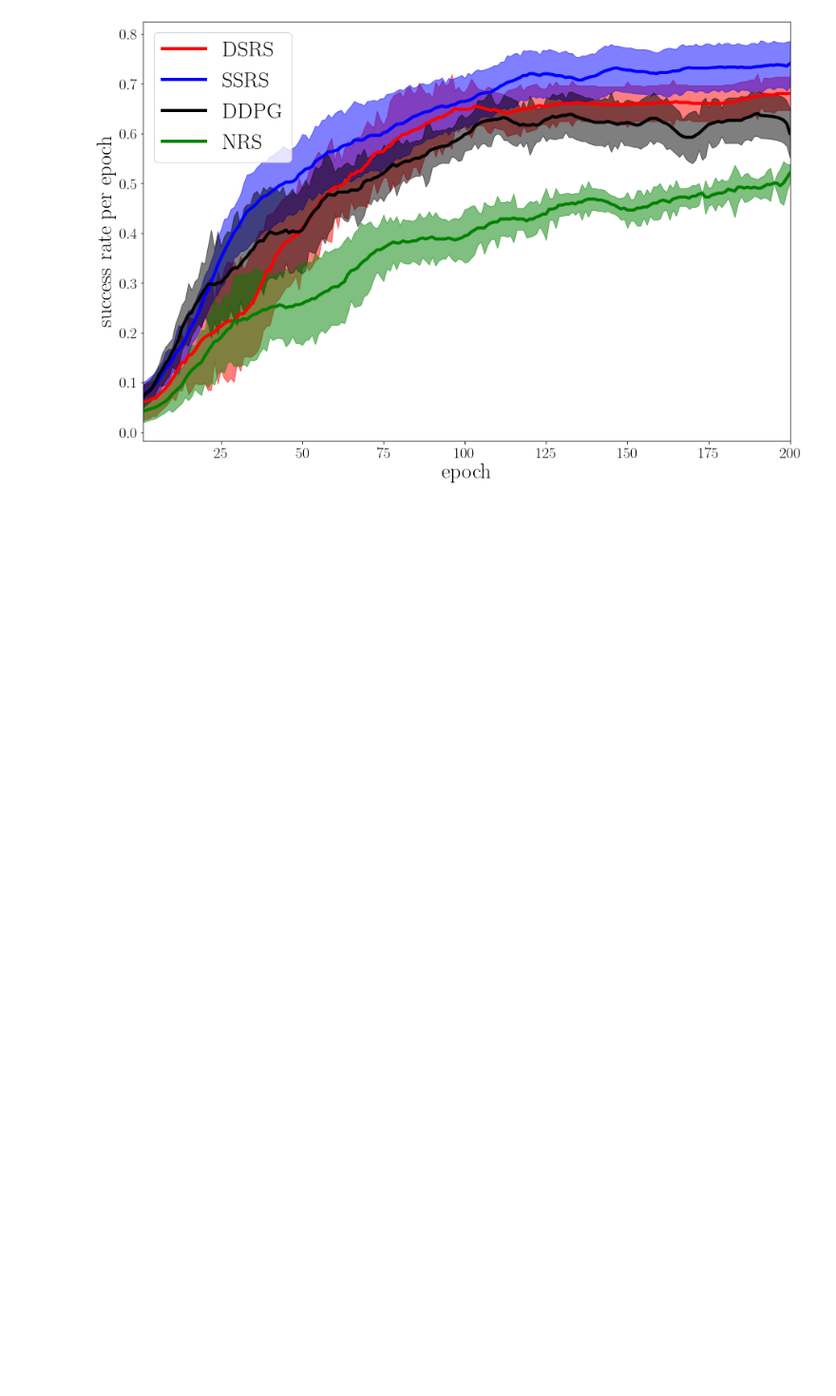
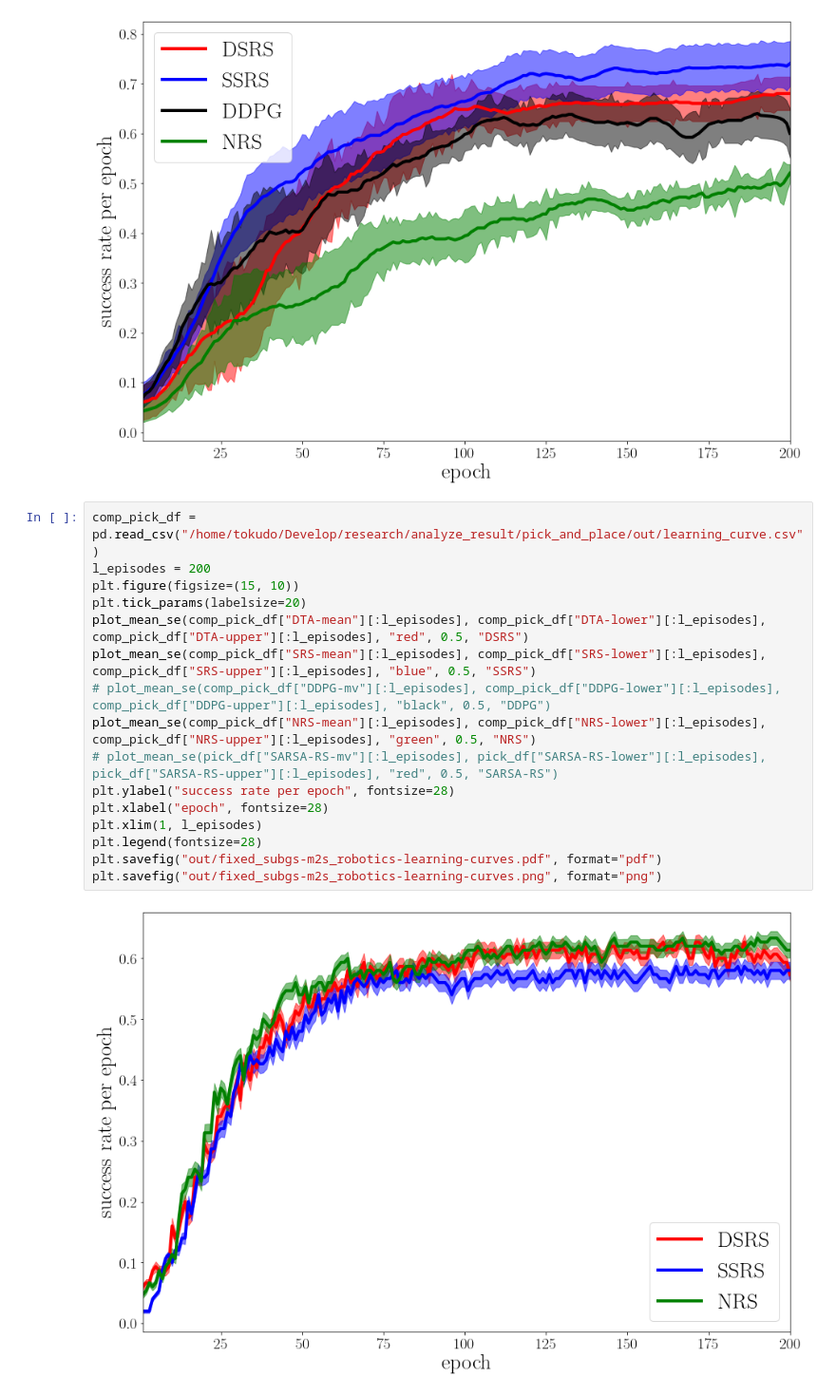
Before and after one commit to takato86/analyze_result, a Jupyter notebook: notebooks/error-bar-area.ipynb, the cells around one changed output. Shown at 95% size. Cells and saved outputs as stored; diff of their text form; blank space fills up the shorter version.

```diff
--- a/notebooks/error-bar-area.ipynb
+++ b/notebooks/error-bar-area.ipynb
@@ -191,3 +195,21 @@ plt.legend(fontsize=28)
 plt.savefig("out/comp-m2s_robotics-learning-curves.pdf", format="pdf")
 # %% [output]
 [figure]
+# %%
+comp_pick_df = pd.read_csv("/home/tokudo/Develop/research/analyze_result/pick_and_place/out/learning_curve.csv")
+l_episodes = 200
+plt.figure(figsize=(15, 10))
+plt.tick_params(labelsize=20)
+plot_mean_se(comp_pick_df["DTA-mean"][:l_episodes], comp_pick_df["DTA-lower"][:l_episodes], comp_pick_df["DTA-upper"][:l_episodes], "red", 0.5, "DSRS")
+plot_mean_se(comp_pick_df["SRS-mean"][:l_episodes], comp_pick_df["SRS-lower"][:l_episodes], comp_pick_df["SRS-upper"][:l_episodes], "blue", 0.5, "SSRS")
+# plot_mean_se(comp_pick_df["DDPG-mv"][:l_episodes], comp_pick_df["DDPG-lower"][:l_episodes], comp_pick_df["DDPG-upper"][:l_episodes], "black", 0.5, "DDPG")
+plot_mean_se(comp_pick_df["NRS-mean"][:l_episodes], comp_pick_df["NRS-lower"][:l_episodes], comp_pick_df["NRS-upper"][:l_episodes], "green", 0.5, "NRS")
+# plot_mean_se(pick_df["SARSA-RS-mv"][:l_episodes], pick_df["SARSA-RS-lower"][:l_episodes], pick_df["SARSA-RS-upper"][:l_episodes], "red", 0.5, "SARSA-RS")
+plt.ylabel("success rate per epoch", fontsize=28)
+plt.xlabel("epoch", fontsize=28)
+plt.xlim(1, l_episodes)
+plt.legend(fontsize=28)
+plt.savefig("out/fixed_subgs-m2s_robotics-learning-curves.pdf", format="pdf")
+plt.savefig("out/fixed_subgs-m2s_robotics-learning-curves.png", format="png")
+# %% [output]
+[figure, added]
```
Also changed, not shown: parts of 2 cells of this notebook, 21 other files.
